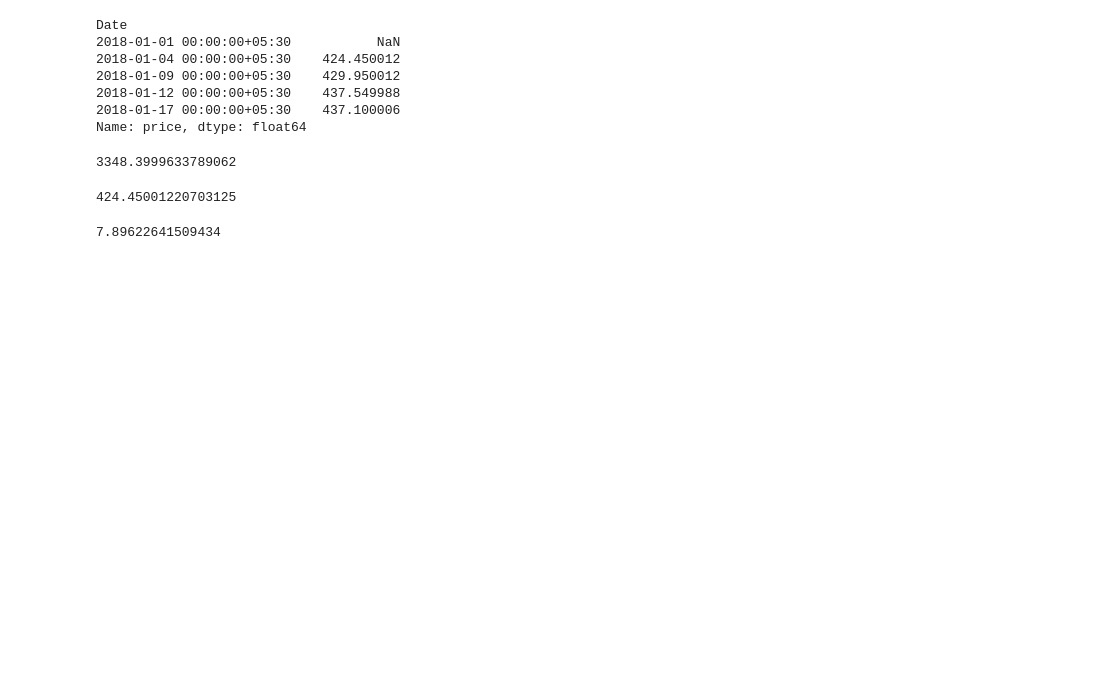
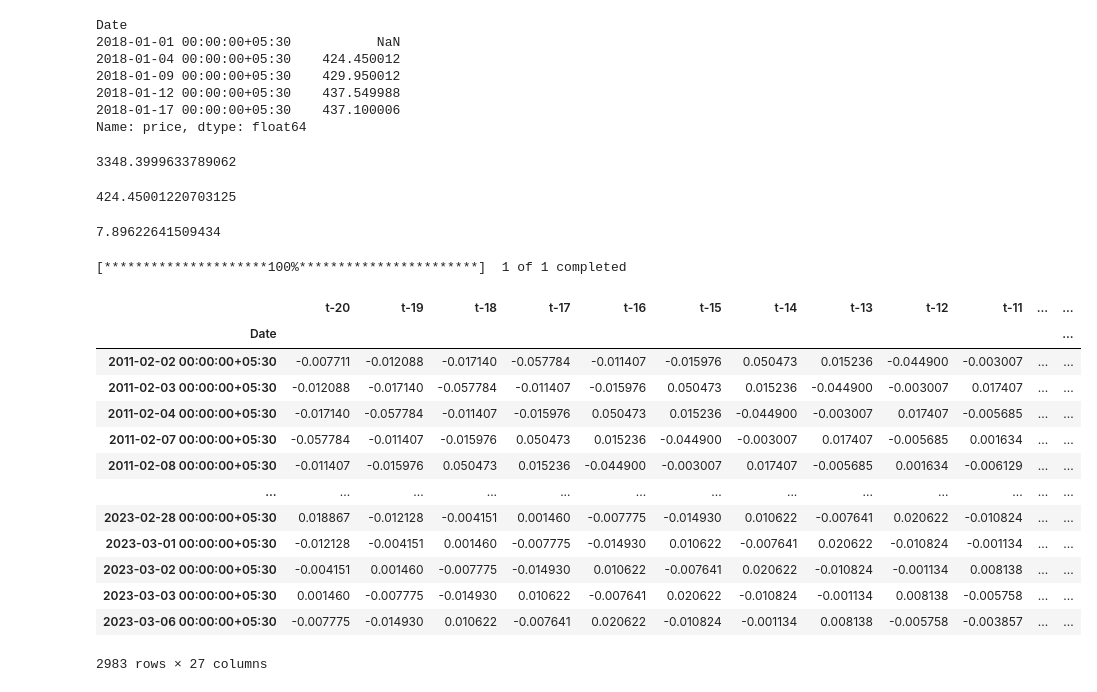
Before and after one commit to meet-seth/Algo_Trading, a Jupyter notebook: dataset.ipynb, the cells around one changed output. Drawn from its saved outputs; the diff is of its cells as text; code cells hidden in the pictures; blank space fills up the shorter version.

Commit message:
Performed experiments to create new dataset.

```diff
--- a/dataset.ipynb
+++ b/dataset.ipynb
@@ -165,0 +227,23 @@ tata_data.data.price[0]
+# %%
+tata_stock = Stock_Dataset(window=20,horizon=7,ticker='TATAMOTORS.NS',start='2011-01-01',end=pd.Timestamp.today(),interval='1D')
+# %% [output]
+[*********************100%***********************]  1 of 1 completed
+# %%
+tata_ds = tata_stock.create_dataset()
+# %%
+tata_ds
+# %% [output]
+|  | t-20 | t-19 | t-18 | t-17 | t-16 | t-15 | t-14 | t-13 | t-12 | t-11 | ... | ... |
+| Date |  |  |  |  |  |  |  |  |  |  |  | ... |
+| 2011-02-02 00:00:00+05:30 | -0.007711 | -0.012088 | -0.017140 | -0.057784 | -0.011407 | -0.015976 | 0.050473 | 0.015236 | -0.044900 | -0.003007 | ... | ... |
+| 2011-02-03 00:00:00+05:30 | -0.012088 | -0.017140 | -0.057784 | -0.011407 | -0.015976 | 0.050473 | 0.015236 | -0.044900 | -0.003007 | 0.017407 | ... | ... |
+| 2011-02-04 00:00:00+05:30 | -0.017140 | -0.057784 | -0.011407 | -0.015976 | 0.050473 | 0.015236 | -0.044900 | -0.003007 | 0.017407 | -0.005685 | ... | ... |
+| 2011-02-07 00:00:00+05:30 | -0.057784 | -0.011407 | -0.015976 | 0.050473 | 0.015236 | -0.044900 | -0.003007 | 0.017407 | -0.005685 | 0.001634 | ... | ... |
+| 2011-02-08 00:00:00+05:30 | -0.011407 | -0.015976 | 0.050473 | 0.015236 | -0.044900 | -0.003007 | 0.017407 | -0.005685 | 0.001634 | -0.006129 | ... | ... |
+| ... | ... | ... | ... | ... | ... | ... | ... | ... | ... | ... | ... | ... |
+| 2023-02-28 00:00:00+05:30 | 0.018867 | -0.012128 | -0.004151 | 0.001460 | -0.007775 | -0.014930 | 0.010622 | -0.007641 | 0.020622 | -0.010824 | ... | ... |
+| 2023-03-01 00:00:00+05:30 | -0.012128 | -0.004151 | 0.001460 | -0.007775 | -0.014930 | 0.010622 | -0.007641 | 0.020622 | -0.010824 | -0.001134 | ... | ... |
+| 2023-03-02 00:00:00+05:30 | -0.004151 | 0.001460 | -0.007775 | -0.014930 | 0.010622 | -0.007641 | 0.020622 | -0.010824 | -0.001134 | 0.008138 | ... | ... |
+| 2023-03-03 00:00:00+05:30 | 0.001460 | -0.007775 | -0.014930 | 0.010622 | -0.007641 | 0.020622 | -0.010824 | -0.001134 | 0.008138 | -0.005758 | ... | ... |
+| 2023-03-06 00:00:00+05:30 | -0.007775 | -0.014930 | 0.010622 | -0.007641 | 0.020622 | -0.010824 | -0.001134 | 0.008138 | -0.005758 | -0.003857 | ... | ... |
+2983 rows × 27 columns
```
Also changed, not shown: parts of 1 cell of this notebook, 1 other file.
